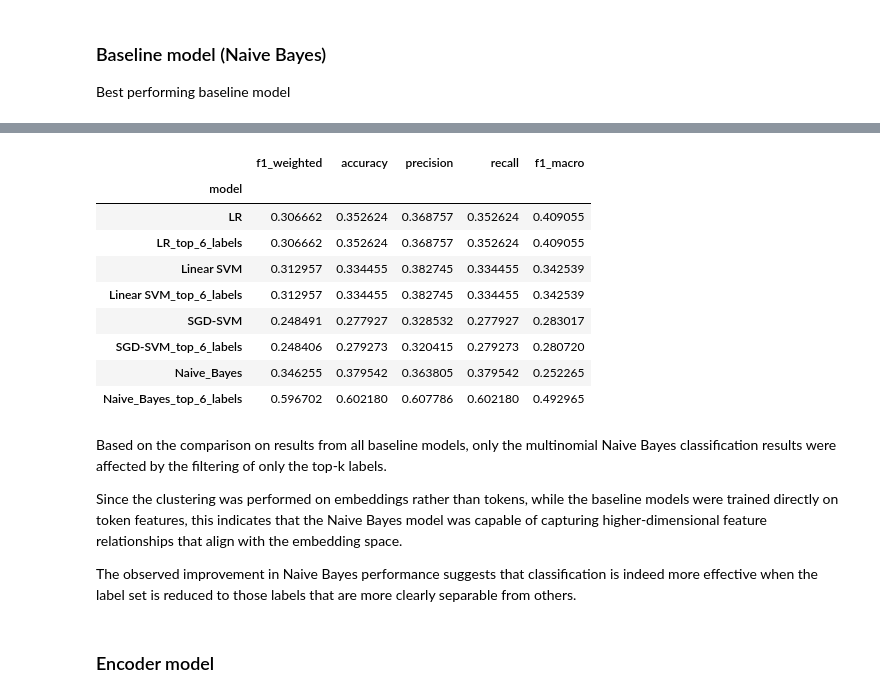
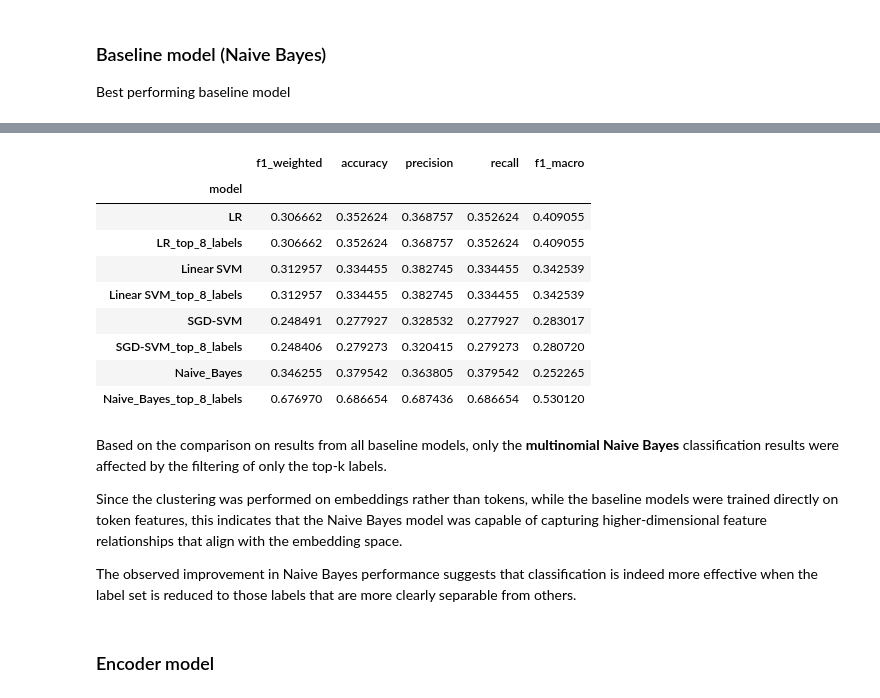
Before and after one commit to CarlaMalo/MedNLP-Multitask, a Jupyter notebook: Task_3.ipynb, the cells around one changed output, grey strips where cells are left out. Drawn from its saved outputs; the diff is of its cells as text; code cells hidden in the pictures.

```diff
--- a/Task_3.ipynb
+++ b/Task_3.ipynb
@@ -1270,11 +1339,11 @@ RESULT_PATHS = {
 	# "BioClinicalBERT (SFT)": "Task3/results/subtask2_BioClinicalBERT_SFT.csv",
 	"PubMedBERT (Frozen)": "Task3/results/subtask2_PubMedBERT_frozen.csv",
 	"PubMedBERT (SFT)": "Task3/results/subtask2_PubMedBERT_SFT.csv",
-
 	# -------------------------
 	# CPT
 	# -------------------------
-	"PubMedBERT (CPT → Frozen)": "Task3/results/pubmedbert_cpt.csv",
+	"PubMedBERT (CPT → Frozen)": "Task3/results/subtask2_PubMedBERT_CPT_frozen.csv",
+	"PubMedBERT (CPT → SFT)": "Task3/results/subtask2_PubMedBERT_CPT_SFT.csv",
 }
 
 rows = []
@@ -1452,6 +1524,7 @@ print(Counter(preds))
 ### Summary of Subtask 3
 # %%
 RESULT_PATHS = {
+	"BaseLR (TF-IDF)": "Task3/results/logistic_regression.csv",
 	"mistral_zeroshot": "Task3/results/subtask3_mistral_zeroshot.csv",
 	"mistral_5shot": "Task3/results/subtask3_mistral_5shot.csv",
 	"mistral_lora": "Task3/results/subtask3_mistral_lora.csv",
@@ -1774,42 +1859,42 @@ Train size after:  856
 # %%
 RESULT_PATHS = {
 	"LR": "Task3/results/logistic_regression.csv",
-	"LR_top_6_labels": "Task3/results/logistic_regression_topk.csv",
+	"LR_top_8_labels": "Task3/results/logistic_regression_topk.csv",
 	"Linear SVM": "Task3/results/linear_svm.csv",
-	"Linear SVM_top_6_labels": "Task3/results/linear_svm_topk.csv",
+	"Linear SVM_top_8_labels": "Task3/results/linear_svm_topk.csv",
 	"SGD-SVM": "Task3/results/sgd.csv",
-	"SGD-SVM_top_6_labels": "Task3/results/sgd_topk.csv",
+	"SGD-SVM_top_8_labels": "Task3/results/sgd_topk.csv",
 	"Naive_Bayes": "Task3/results/naive_bayes.csv",
-	"Naive_Bayes_top_6_labels": "Task3/results/naive_bayes_topk.csv"
+	"Naive_Bayes_top_8_labels": "Task3/results/naive_bayes_topk.csv"
 
 }
 
 rows = []
 for model_name, path in RESULT_PATHS.items():
 	df = pd.read_csv(path)
 	df["model"] = model_name
 	rows.append(df)
 
 summary_df = pd.concat(rows, ignore_index=True).set_index("model")
 
 def highlight_max(s):
 	is_max = s == s.max()
 	return ['font-weight: bold' if v else '' for v in is_max]
 
 summary_df.style.apply(highlight_max, axis=0)
 # %% [output]
 |  | f1_weighted | accuracy | precision | recall | f1_macro |
 | model |  |  |  |  |  |
 | LR | 0.306662 | 0.352624 | 0.368757 | 0.352624 | 0.409055 |
-| LR_top_6_labels | 0.306662 | 0.352624 | 0.368757 | 0.352624 | 0.409055 |
+| LR_top_8_labels | 0.306662 | 0.352624 | 0.368757 | 0.352624 | 0.409055 |
 | Linear SVM | 0.312957 | 0.334455 | 0.382745 | 0.334455 | 0.342539 |
-| Linear SVM_top_6_labels | 0.312957 | 0.334455 | 0.382745 | 0.334455 | 0.342539 |
+| Linear SVM_top_8_labels | 0.312957 | 0.334455 | 0.382745 | 0.334455 | 0.342539 |
 | SGD-SVM | 0.248491 | 0.277927 | 0.328532 | 0.277927 | 0.283017 |
-| SGD-SVM_top_6_labels | 0.248406 | 0.279273 | 0.320415 | 0.279273 | 0.280720 |
+| SGD-SVM_top_8_labels | 0.248406 | 0.279273 | 0.320415 | 0.279273 | 0.280720 |
 | Naive_Bayes | 0.346255 | 0.379542 | 0.363805 | 0.379542 | 0.252265 |
-| Naive_Bayes_top_6_labels | 0.596702 | 0.602180 | 0.607786 | 0.602180 | 0.492965 |
+| Naive_Bayes_top_8_labels | 0.676970 | 0.686654 | 0.687436 | 0.686654 | 0.530120 |
 # %% [markdown]
-Based on the comparison on results from all baseline models, only the multinomial Naive Bayes classification results were affected by the filtering of only the top-k labels.
+Based on the comparison on results from all baseline models, only the **multinomial Naive Bayes** classification results were affected by the filtering of only the top-k labels.
 
 Since the clustering was performed on embeddings rather than tokens, while the baseline models were trained directly on token features, this indicates that the Naive Bayes model was capable of capturing higher-dimensional feature relationships that align with the embedding space.
 
```
Also changed, not shown: parts of 34 cells of this notebook, 8 other files.
